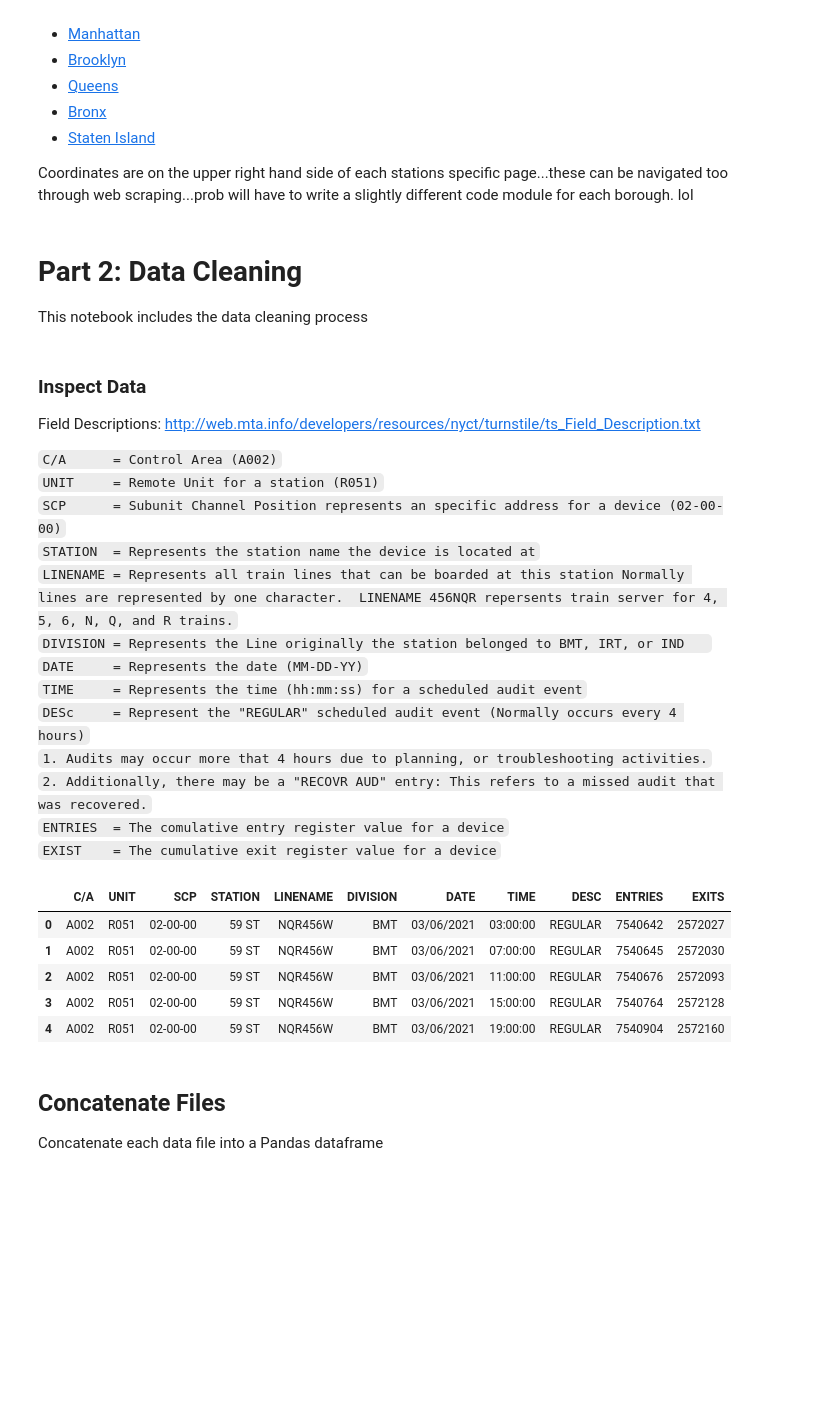
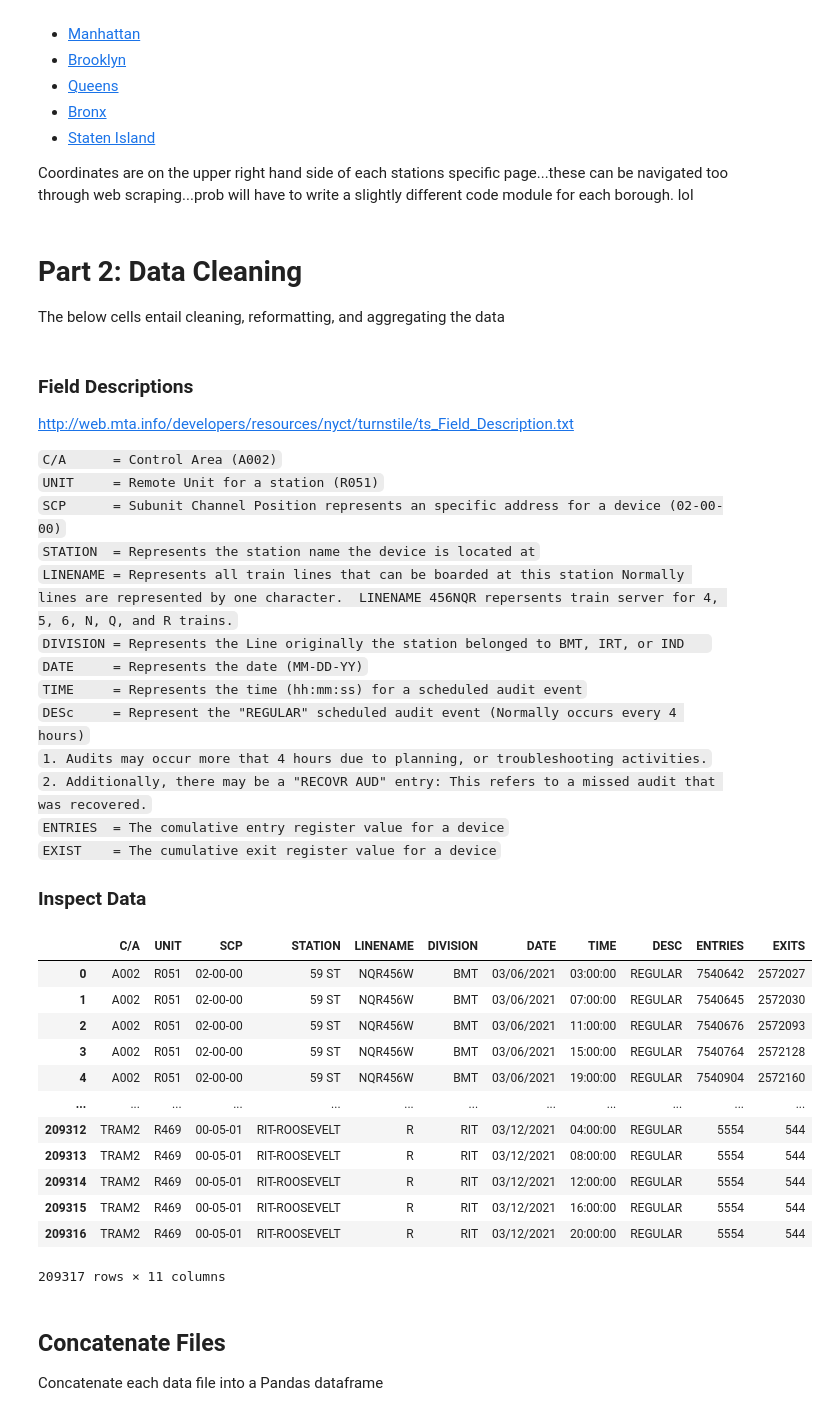
Before and after one commit to justinm0rgan/mta-turnstile-covid, a Jupyter notebook: collection-and-cleaning.ipynb, the cells around one changed output. Saved outputs shown, nothing was run; the diff lists cells and outputs as text; code cells hidden in the pictures; blank space fills up the shorter version.

```diff
--- a/collection-and-cleaning.ipynb
+++ b/collection-and-cleaning.ipynb
@@ -76,10 +77,10 @@ Station coordinates will be utilzed to visiualize data geospatially.
 Coordinates are on the upper right hand side of each stations specific page...these can be navigated too through web scraping...prob will have to write a slightly different code module for each borough. lol
 # %% [markdown]
 # Part 2: Data Cleaning
-This notebook includes the data cleaning process
+The below cells entail cleaning, reformatting, and aggregating the data
 # %% [markdown]
-### Inspect Data
-Field Descriptions: http://web.mta.info/developers/resources/nyct/turnstile/ts_Field_Description.txt
+### Field Descriptions <br>
+http://web.mta.info/developers/resources/nyct/turnstile/ts_Field_Description.txt
 
 `C/A      = Control Area (A002)`<br>
 `UNIT     = Remote Unit for a station (R051)`<br>
@@ -95,16 +96,24 @@ Field Descriptions: http://web.mta.info/developers/resources/nyct/turnstile/ts_F
         `2. Additionally, there may be a "RECOVR AUD" entry: This refers to a missed audit that was recovered.`<br>
 `ENTRIES  = The comulative entry register value for a device`<br>
 `EXIST    = The cumulative exit register value for a device`<br>
+### Inspect Data
 # %%
 df = pd.read_csv("./data/turnstile_210313.txt")
-df.head()
+df
 # %% [output]
 |  | C/A | UNIT | SCP | STATION | LINENAME | DIVISION | DATE | TIME | DESC | ENTRIES | EXITS |
 | 0 | A002 | R051 | 02-00-00 | 59 ST | NQR456W | BMT | 03/06/2021 | 03:00:00 | REGULAR | 7540642 | 2572027 |
 | 1 | A002 | R051 | 02-00-00 | 59 ST | NQR456W | BMT | 03/06/2021 | 07:00:00 | REGULAR | 7540645 | 2572030 |
 | 2 | A002 | R051 | 02-00-00 | 59 ST | NQR456W | BMT | 03/06/2021 | 11:00:00 | REGULAR | 7540676 | 2572093 |
 | 3 | A002 | R051 | 02-00-00 | 59 ST | NQR456W | BMT | 03/06/2021 | 15:00:00 | REGULAR | 7540764 | 2572128 |
 | 4 | A002 | R051 | 02-00-00 | 59 ST | NQR456W | BMT | 03/06/2021 | 19:00:00 | REGULAR | 7540904 | 2572160 |
+| ... | ... | ... | ... | ... | ... | ... | ... | ... | ... | ... | ... |
+| 209312 | TRAM2 | R469 | 00-05-01 | RIT-ROOSEVELT | R | RIT | 03/12/2021 | 04:00:00 | REGULAR | 5554 | 544 |
+| 209313 | TRAM2 | R469 | 00-05-01 | RIT-ROOSEVELT | R | RIT | 03/12/2021 | 08:00:00 | REGULAR | 5554 | 544 |
+| 209314 | TRAM2 | R469 | 00-05-01 | RIT-ROOSEVELT | R | RIT | 03/12/2021 | 12:00:00 | REGULAR | 5554 | 544 |
+| 209315 | TRAM2 | R469 | 00-05-01 | RIT-ROOSEVELT | R | RIT | 03/12/2021 | 16:00:00 | REGULAR | 5554 | 544 |
+| 209316 | TRAM2 | R469 | 00-05-01 | RIT-ROOSEVELT | R | RIT | 03/12/2021 | 20:00:00 | REGULAR | 5554 | 544 |
+209317 rows × 11 columns
 # %% [markdown]
 ## Concatenate Files
 Concatenate each data file into a Pandas dataframe
```
Also changed, not shown: parts of 17 cells of this notebook, 2 other files.
